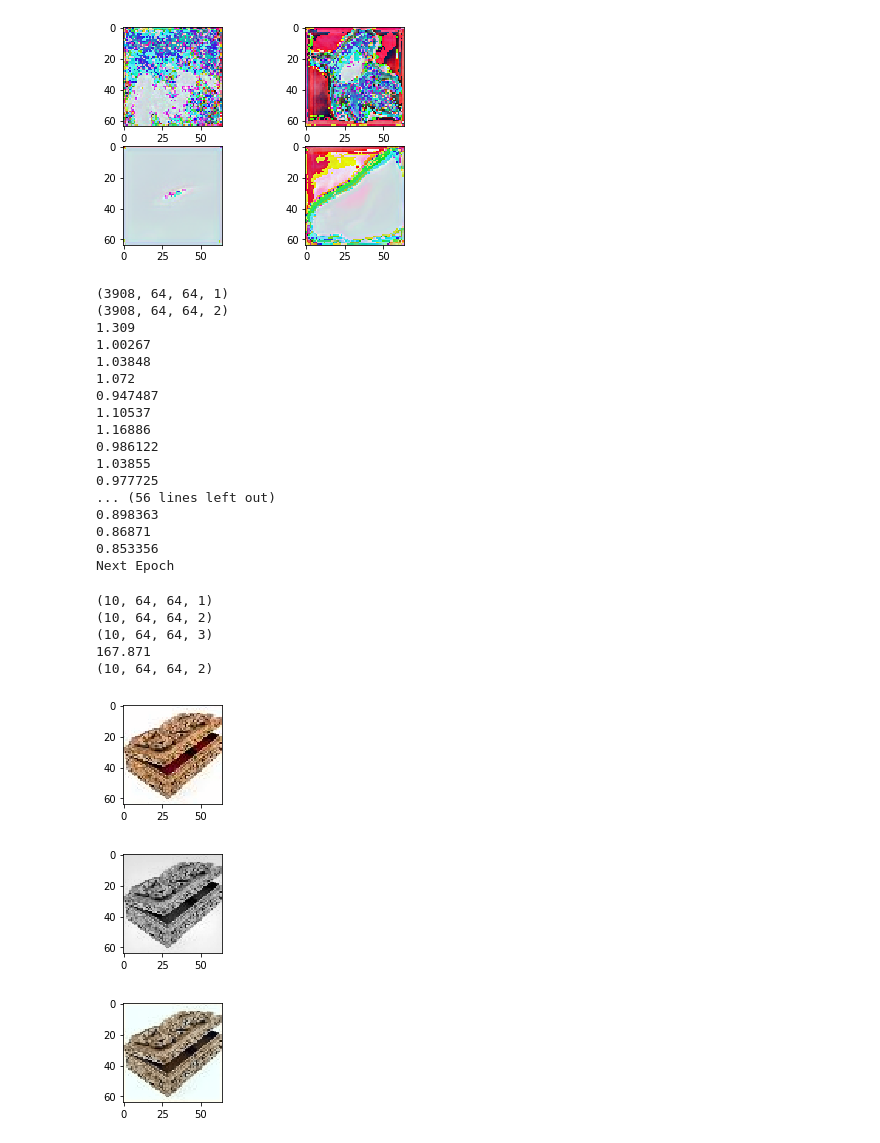
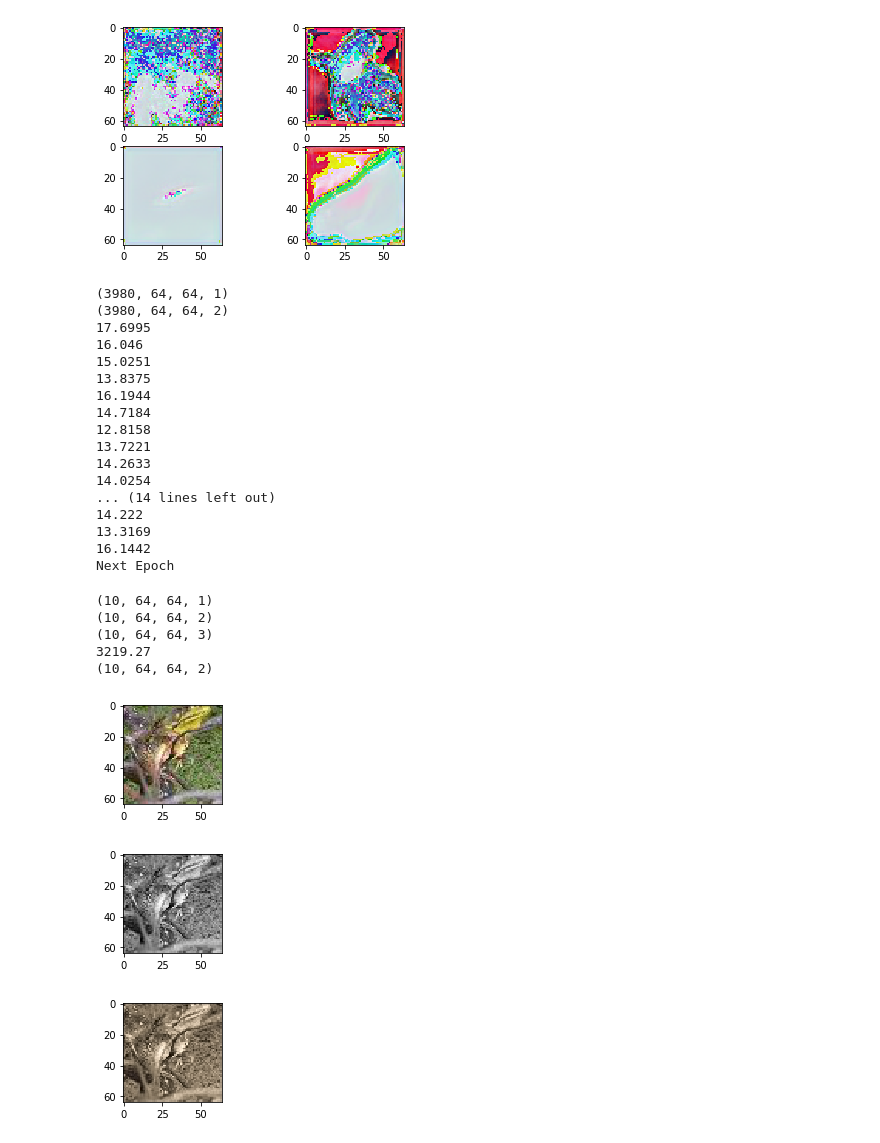
Before and after one commit to sanyammehra/AutoColor, a Jupyter notebook: src/FirstModel.ipynb, the cells around one changed output. Drawn from its saved outputs; the diff is of its cells as text; code cells hidden in the pictures.

```diff
--- a/src/FirstModel.ipynb
+++ b/src/FirstModel.ipynb
@@ -19,6 +19,6 @@ print (Y_test.shape)
 
 lab_data = rgb2lab(Y_train)
 print (lab_data.shape)
-lab_data,mean_dat,std_dat = normalise_train(lab_data)
+#lab_data,mean_dat,std_dat = normalise_train(lab_data)
 # %% [output]
 0
@@ -205,28 +205,28 @@ def val_result(data, target):
         if(i%5 ==0):
             print (losses)
 
-num_epochs = 5
+num_epochs = 2
 for i in range(num_epochs):
     train_epoch(X_train, Y_train)
     print ("Next Epoch")
     #val_result(X_test, Y_test)
 # %% [output]
-(3908, 64, 64, 1)
-(3908, 64, 64, 2)
-1.309
-1.00267
-1.03848
-1.072
-0.947487
-1.10537
-1.16886
-0.986122
-1.03855
-0.977725
-... (56 lines left out)
-0.898363
-0.86871
-0.853356
+(3980, 64, 64, 1)
+(3980, 64, 64, 2)
+17.6995
+16.046
+15.0251
+13.8375
+16.1944
+14.7184
+12.8158
+13.7221
+14.2633
+14.0254
+... (14 lines left out)
+14.222
+13.3169
+16.1442
 Next Epoch
 # %%
 ### Image visualisation
@@ -254,36 +254,36 @@ def show_images(images,gray = False):
 
 
     if(gray):
         plt.subplot(221)
         plt.imshow(images,cmap = plt.get_cmap('gray'))
         #plt.subplot(222)
         #plt.imshow(images[1], cmap = plt.get_cmap('gray'))
         #plt.subplot(223)
         #plt.imshow(images[2], cmap = plt.get_cmap('gray'))
         #plt.subplot(224)
         #plt.imshow(images[3], cmap = plt.get_cmap('gray'))
     else :
         plt.subplot(221)
         plt.imshow(images);
         #plt.subplot(222)
         #plt.imshow(images[1])
         #plt.subplot(223)
         #plt.imshow(images[2])
         #plt.subplot(224)
         #plt.imshow(images[3])
 
     plt.show()
 
-show_images(lab2rgb(original_data[0,:,:,:]*std_dat + mean_dat) )
+show_images(lab2rgb(original_data[0,:,:,:] ) )
 original_data[...,1:3] = model_generated_images[0]
 show_images(original_data[0,:,:,0],gray = True)
-show_images(lab2rgb(original_data[0,:,:,:]*std_dat + mean_dat))
+show_images(lab2rgb(original_data[0,:,:,:]))
 # %% [output]
 (10, 64, 64, 1)
 (10, 64, 64, 2)
 (10, 64, 64, 3)
-167.871
+3219.27
 (10, 64, 64, 2)
-[figure, old version]
+[figure, new version]
-[figure, old version]
+[figure, new version]
-[figure, old version]
+[figure, new version]
```
Also changed, not shown: parts of 1 cell of this notebook, 1 other file.
